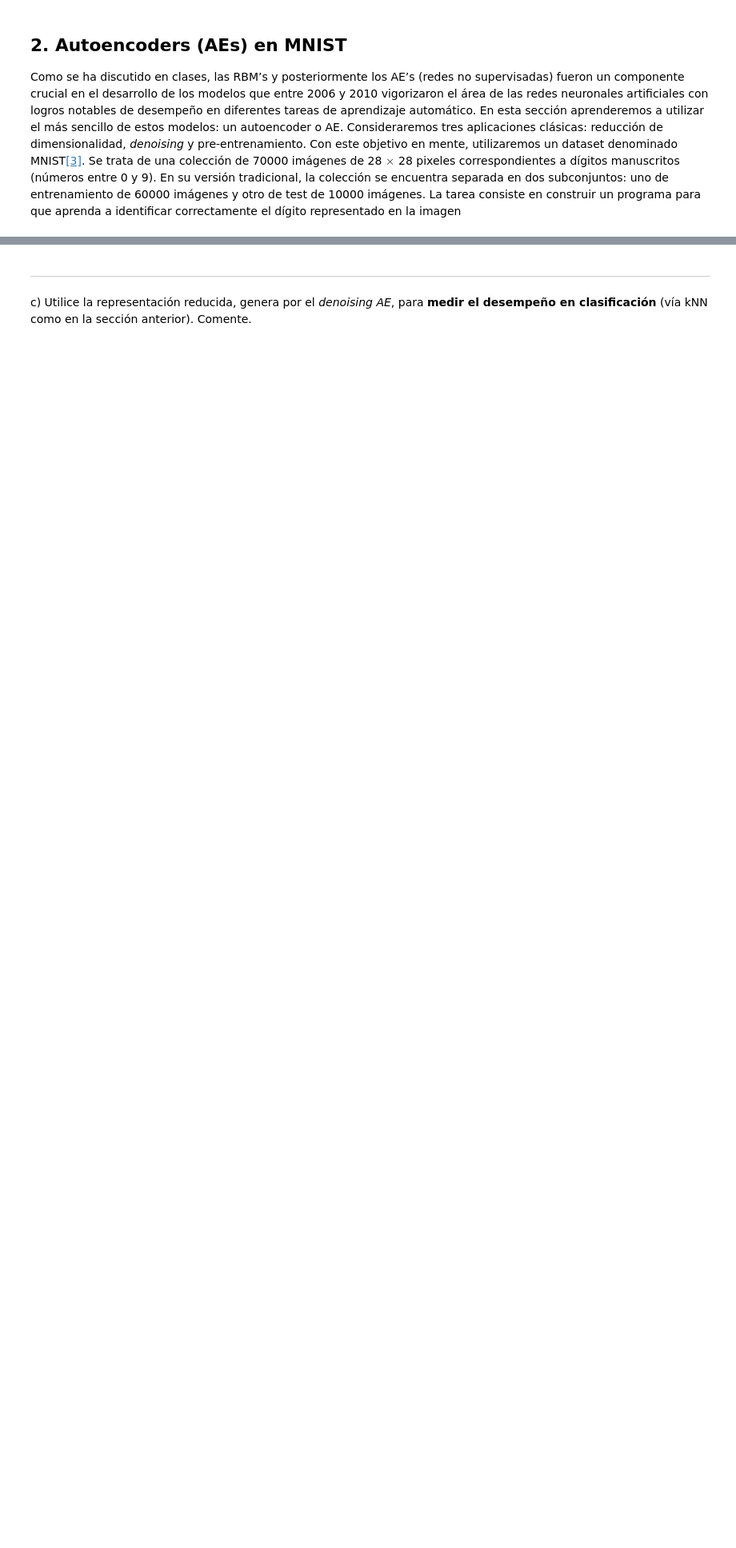
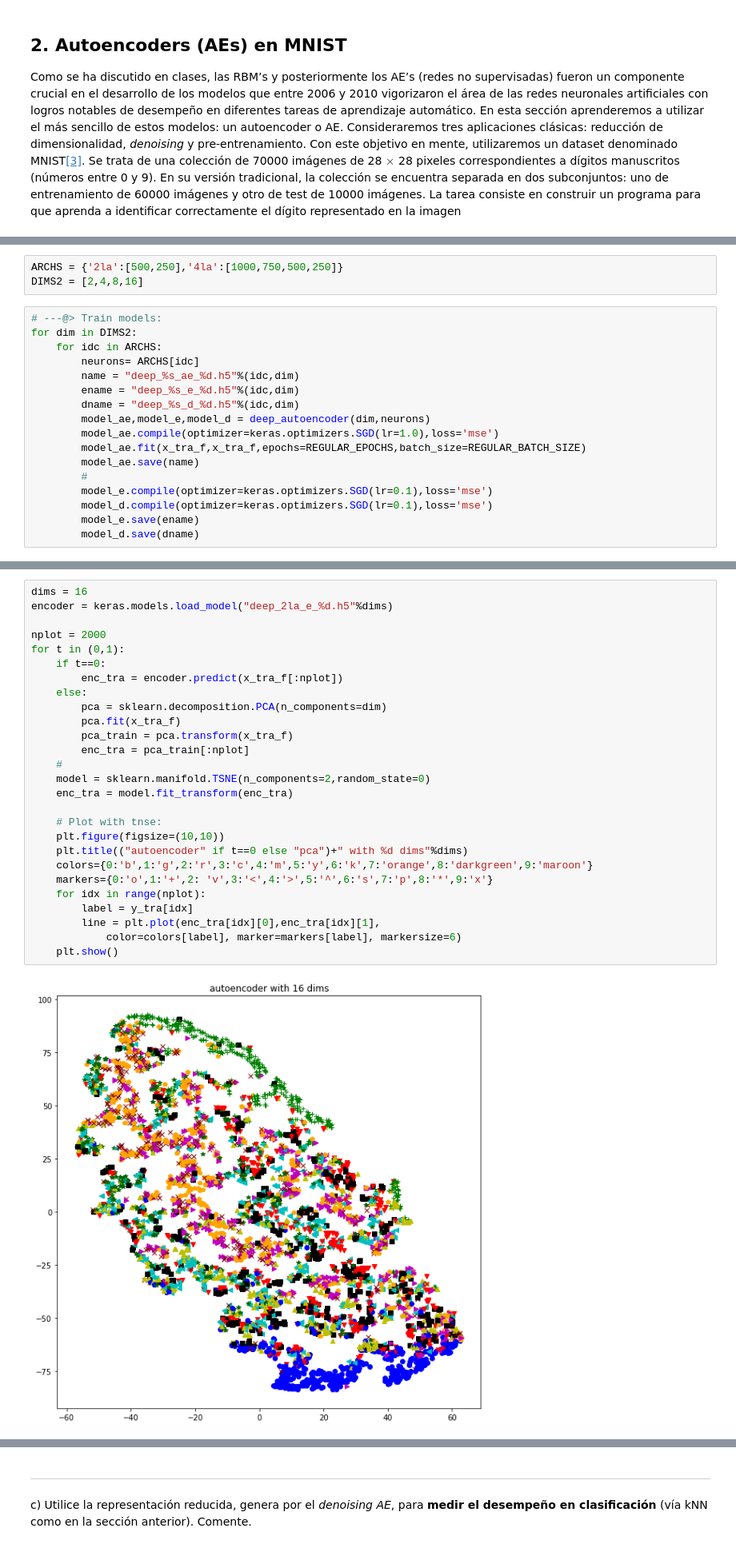
Before and after one commit to Autopawn/ann-tarea3, a Jupyter notebook: tarea3_parte2.ipynb, the cells around one changed output, grey strips where cells are left out. Shown at 80% size. Saved outputs shown, nothing was run; the diff lists cells and outputs as text; blank space fills up the shorter version.

```diff
--- a/tarea3_parte2.ipynb
+++ b/tarea3_parte2.ipynb
@@ -152,0 +283,20 @@ for idx in xrange(0,nplot):
+# %%
+ARCHS = {'2la':[500,250],'4la':[1000,750,500,250]}
+DIMS2 = [2,4,8,16]
+# %%
+# ---@> Train models:
+for dim in DIMS2:
+    for idc in ARCHS:
+        neurons= ARCHS[idc]
+        name = "deep_%s_ae_%d.h5"%(idc,dim)
+        ename = "deep_%s_e_%d.h5"%(idc,dim)
+        dname = "deep_%s_d_%d.h5"%(idc,dim)
+        model_ae,model_e,model_d = deep_autoencoder(dim,neurons)
+        model_ae.compile(optimizer=keras.optimizers.SGD(lr=1.0),loss='mse')
+        model_ae.fit(x_tra_f,x_tra_f,epochs=REGULAR_EPOCHS,batch_size=REGULAR_BATCH_SIZE)
+        model_ae.save(name)
+        #
+        model_e.compile(optimizer=keras.optimizers.SGD(lr=0.1),loss='mse')
+        model_d.compile(optimizer=keras.optimizers.SGD(lr=0.1),loss='mse')
+        model_e.save(ename)
+        model_d.save(dname)
@@ -152,0 +366,29 @@ for idx in xrange(0,nplot):
+# %%
+dims = 16
+encoder = keras.models.load_model("deep_2la_e_%d.h5"%dims)
+
+nplot = 2000
+for t in (0,1):
+    if t==0:
+        enc_tra = encoder.predict(x_tra_f[:nplot])
+    else:
+        pca = sklearn.decomposition.PCA(n_components=dim)
+        pca.fit(x_tra_f)
+        pca_train = pca.transform(x_tra_f)
+        enc_tra = pca_train[:nplot]
+    #
+    model = sklearn.manifold.TSNE(n_components=2,random_state=0)
+    enc_tra = model.fit_transform(enc_tra)
+
+    # Plot with tnse:
+    plt.figure(figsize=(10,10))
+    plt.title(("autoencoder" if t==0 else "pca")+" with %d dims"%dims)
+    colors={0:'b',1:'g',2:'r',3:'c',4:'m',5:'y',6:'k',7:'orange',8:'darkgreen',9:'maroon'}
+    markers={0:'o',1:'+',2: 'v',3:'<',4:'>',5:'^',6:'s',7:'p',8:'*',9:'x'}
+    for idx in range(nplot):
+        label = y_tra[idx]
+        line = plt.plot(enc_tra[idx][0],enc_tra[idx][1],
+            color=colors[label], marker=markers[label], markersize=6)
+    plt.show()
+# %% [output]
+[figure, added]
```
Also changed, not shown: parts of 40 cells of this notebook, 1 other file.
